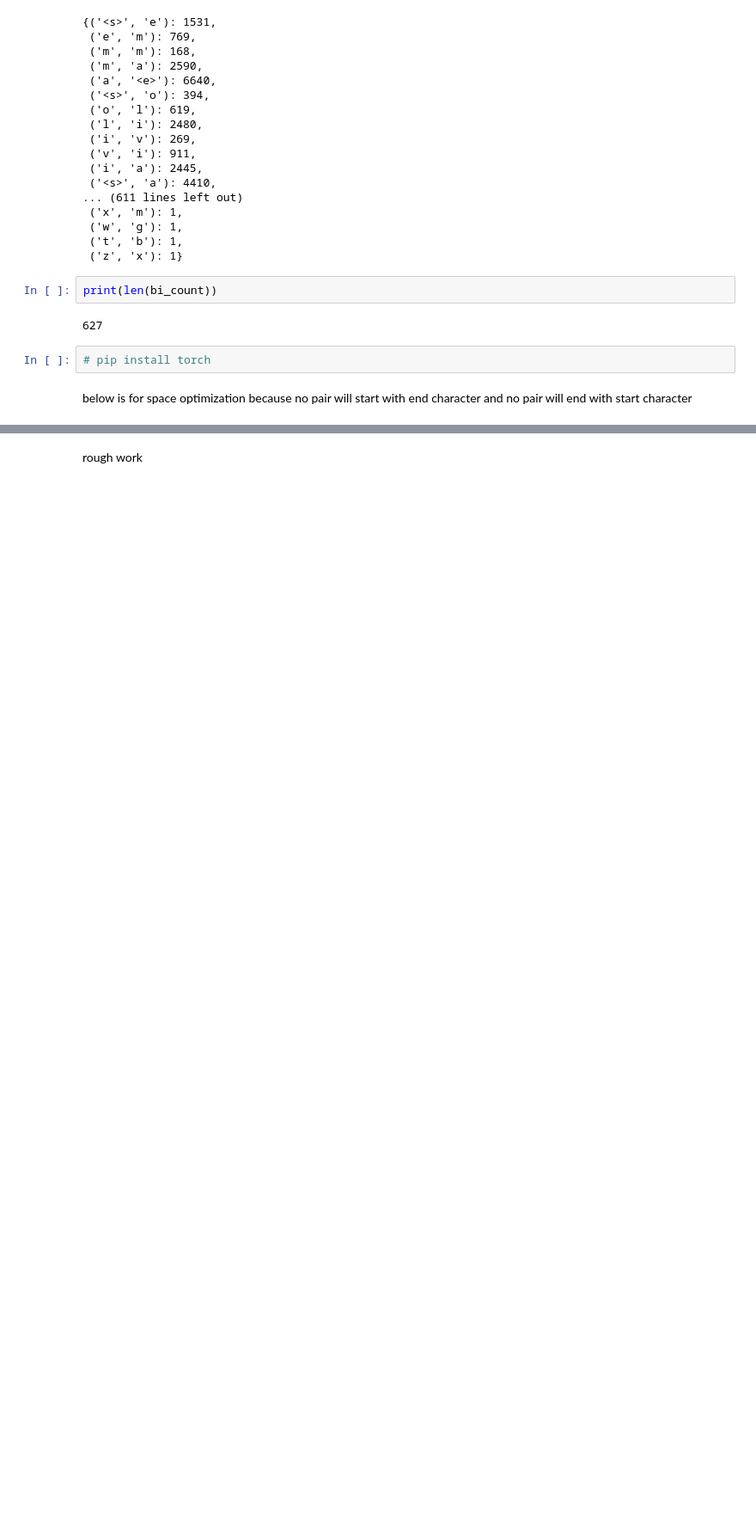
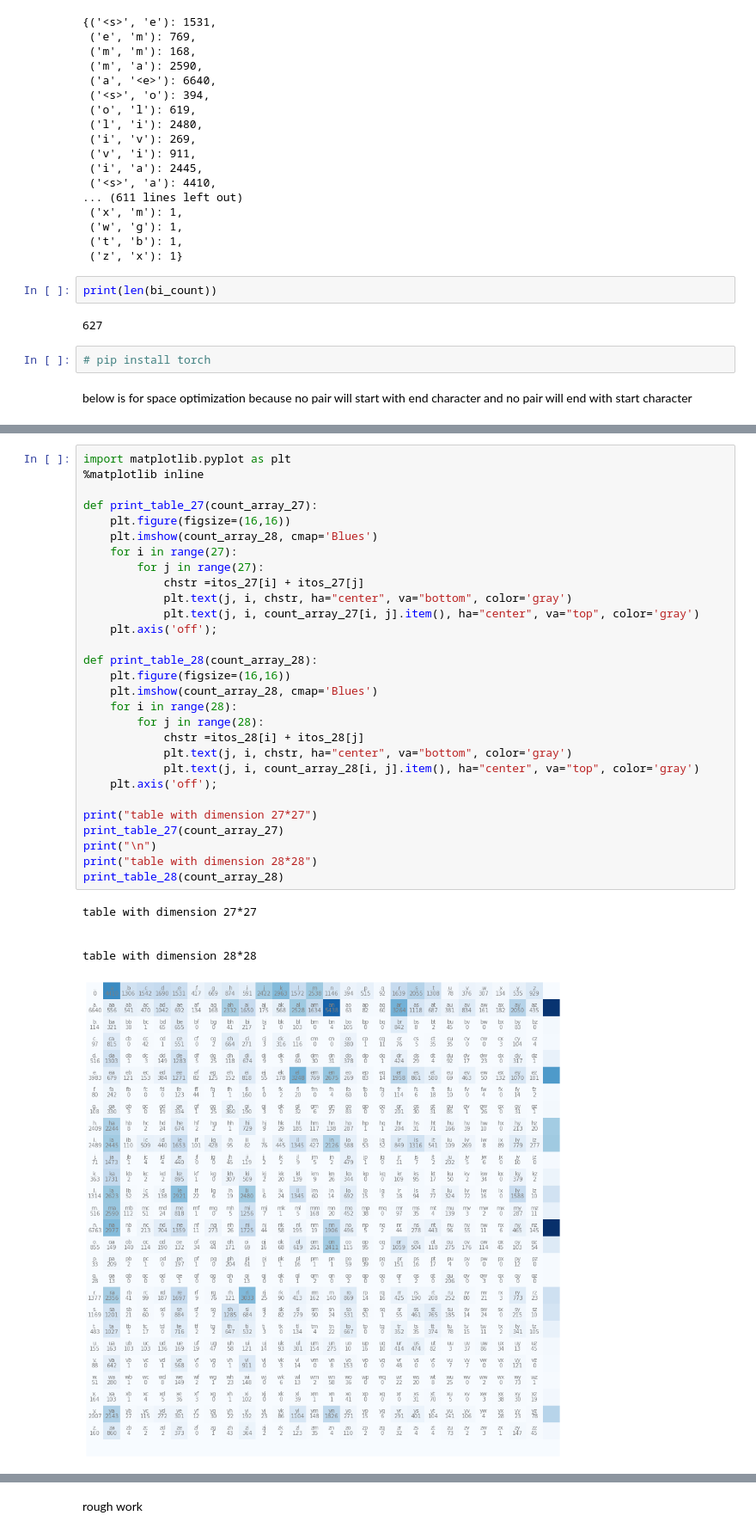
Before and after one commit to rohitsingh347/Creating-newword, a Jupyter notebook: practice.ipynb, the cells around one changed output, grey strips where cells are left out. Shown at 86% size. Cells and saved outputs as stored; diff of their text form; blank space fills up the shorter version.

```diff
--- a/practice.ipynb
+++ b/practice.ipynb
@@ -76,0 +159,35 @@ below is for space optimization because no pair will start with end character an
+# %%
+import matplotlib.pyplot as plt
+%matplotlib inline
+
+def print_table_27(count_array_27):
+    plt.figure(figsize=(16,16))
+    plt.imshow(count_array_28, cmap='Blues')
+    for i in range(27):
+        for j in range(27):
+            chstr =itos_27[i] + itos_27[j]
+            plt.text(j, i, chstr, ha="center", va="bottom", color='gray')
+            plt.text(j, i, count_array_27[i, j].item(), ha="center", va="top", color='gray')
+    plt.axis('off');
+
+def print_table_28(count_array_28):
+    plt.figure(figsize=(16,16))
+    plt.imshow(count_array_28, cmap='Blues')
+    for i in range(28):
+        for j in range(28):
+            chstr =itos_28[i] + itos_28[j]
+            plt.text(j, i, chstr, ha="center", va="bottom", color='gray')
+            plt.text(j, i, count_array_28[i, j].item(), ha="center", va="top", color='gray')
+    plt.axis('off');
+
+print("table with dimension 27*27")
+print_table_27(count_array_27)
+print("\n")
+print("table with dimension 28*28")
+print_table_28(count_array_28)
+# %% [output]
+table with dimension 27*27
+
+
+table with dimension 28*28
+[figure, added]
```
Also changed, not shown: parts of 20 cells of this notebook.
